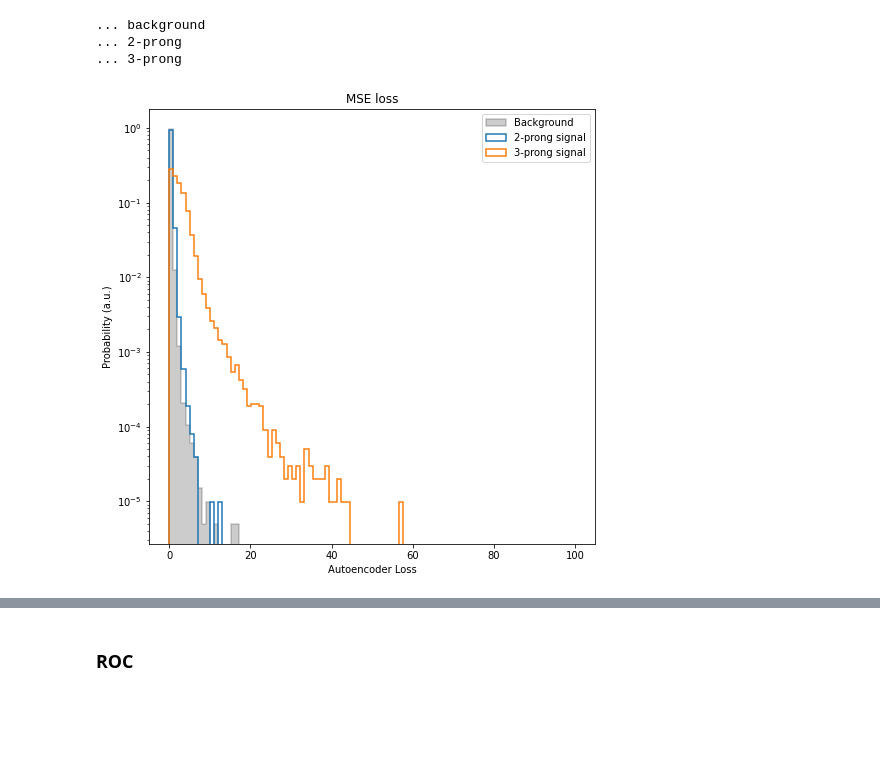
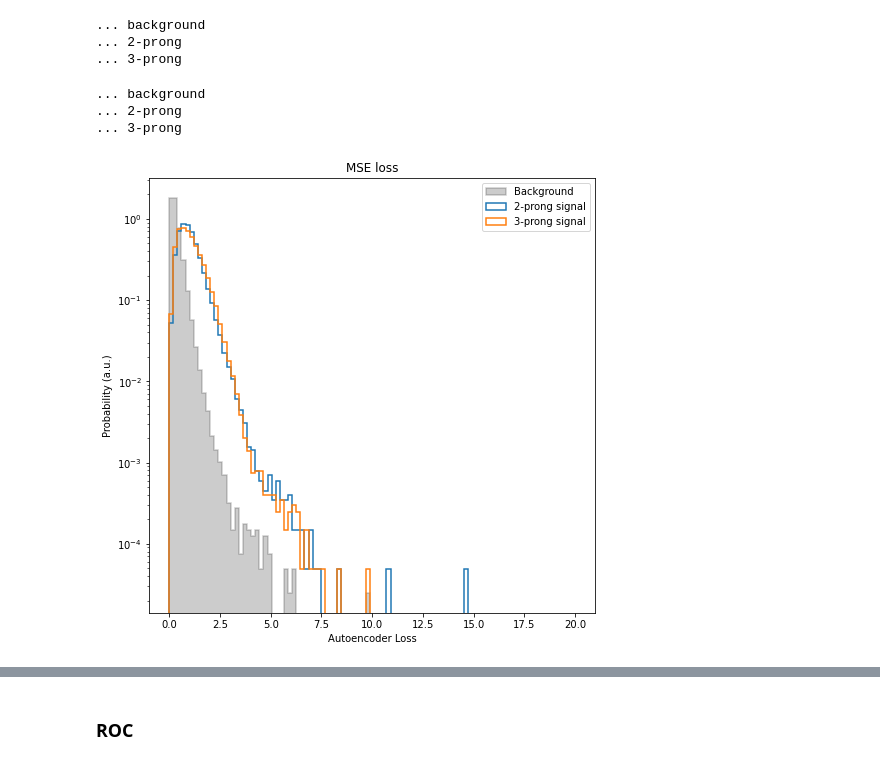
Before and after one commit to inesochoa/lisbon-ml-school, a Jupyter notebook: exercise_4_jet.ipynb, the cells around one changed output, grey strips where cells are left out. Drawn from its saved outputs; the diff is of its cells as text; code cells hidden in the pictures; blank space fills up the shorter version.

```diff
--- a/exercise_4_jet.ipynb
+++ b/exercise_4_jet.ipynb
@@ -587,27 +672,27 @@ class VAE(nn.Module):
 
         # encoder
         self.encoder = nn.Sequential(
-            nn.Linear(input_shape, 24, bias=False),
+            nn.Linear(input_shape, 64, bias=False),
             nn.LeakyReLU(0.2),
-            nn.Linear(24, 16, bias=False),
+            nn.Linear(64, 32, bias=False),
             nn.LeakyReLU(0.2),
-            nn.Linear(16, 8, bias=False),
+            nn.Linear(32, 16, bias=False),
             nn.LeakyReLU(0.2),
             )
 
         # latent mean and variance
-        self.mean_layer = nn.Linear(8, latent_dimension)
-        self.logvar_layer = nn.Linear(8, latent_dimension)
+        self.mean_layer = nn.Linear(16, latent_dimension)
+        self.logvar_layer = nn.Linear(16, latent_dimension)
 
         # decoder
         self.decoder = nn.Sequential(
-            nn.Linear(latent_dimension, 8, bias=False),
+            nn.Linear(latent_dimension, 16, bias=False),
             nn.LeakyReLU(0.2),
-            nn.Linear(8, 16, bias=False),
+            nn.Linear(16, 32, bias=False),
             nn.LeakyReLU(0.2),
-            nn.Linear(16, 24, bias=False),
+            nn.Linear(32, 64, bias=False),
             nn.LeakyReLU(0.2),
-            nn.Linear(24, input_shape)
+            nn.Linear(64, input_shape)
             )
 
     def encode(self, x):
@@ -629,8 +714,8 @@ class VAE(nn.Module):
         x_hat = self.decode(z)
         return x_hat, mean, logvar
 # %%
-input_shape = 11
-latent_dimension = 2
+input_shape = 8
+latent_dimension = 1
 vae = VAE(input_shape,latent_dimension).to(device)
 optimizer = torch.optim.Adam(vae.parameters(), lr=1e-3)
 # %%
@@ -769,7 +835,9 @@ torch.save(vae.state_dict(), CHECKPOINT_PATH+"/AD-task/vae_model.ckpt")
 ### Evaluate
 # %%
 # optional: reload saved model if you're starting from here
-vae.load_state_dict(torch.load(CHECKPOINT_PATH+"/AD-task/vae_model.ckpt"))
+#vae.load_state_dict(torch.load(CHECKPOINT_PATH+"/AD-task/vae_model.ckpt"))
+# uncomment this to use the pre-trained model:
+vae.load_state_dict(torch.load(CHECKPOINT_PATH+"/AD-vae-tutorial.ckpt"))
 vae.eval()
 # %% [output]
 VAE(
@@ -837,9 +904,9 @@ print("... background")
 mse_loss.append(mse_loss_func(X_test_std, bkg_prediction))
 # signals
 print("... 2-prong")
-mse_loss.append(mse_loss_func(twoprong_scaled, twoprong_prediction))
+mse_loss.append(mse_loss_func(twoprong_scaled, pred_two))
 print("... 3-prong")
-mse_loss.append(mse_loss_func(threeprong_scaled, threeprong_prediction))
+mse_loss.append(mse_loss_func(threeprong_scaled, pred_three))
 # %% [output]
 ... background
 ... 2-prong
@@ -859,22 +926,33 @@ kl_loss.append(kl_loss_func(mean_three, logvar_three))
 ... background
 ... 2-prong
 ... 3-prong
+# %%
+# combined
+beta = 1
+combined_loss = []
+for i,process in enumerate(["background", "2-prong", "3-prong"]):
+    print("... %s"%process)
+    combined_loss.append(beta*kl_loss[i]+mse_loss[i])
+# %% [output]
+... background
+... 2-prong
+... 3-prong
 # %%
-mse_binning = np.linspace(0,100,100)
+mse_binning = np.linspace(0,20,100)
 plt.figure(figsize=(8,8))
 #bkg
 plt.hist(mse_loss[0], bins=mse_binning, label="Background", color="black", density = True, histtype='step', fill=True, alpha=0.2, linewidth=1.5)
 #signals
 plt.hist(mse_loss[1], bins=mse_binning, label="2-prong signal", density = True, histtype='step', fill=False, linewidth=1.5)
 plt.hist(mse_loss[2], bins=mse_binning, label="3-prong signal", density = True, histtype='step', fill=False, linewidth=1.5)
 plt.yscale('log')
 plt.xlabel("Autoencoder Loss")
 plt.ylabel("Probability (a.u.)")
 plt.title('MSE loss')
 plt.legend(loc='best')
 plt.show()
 # %% [output]
-[figure, old version]
+[figure, new version]
 # %%
 kl_binning = np.linspace(0,2e-5,200)
 plt.figure(figsize=(8,8))
```
Also changed, not shown: parts of 98 cells of this notebook.
